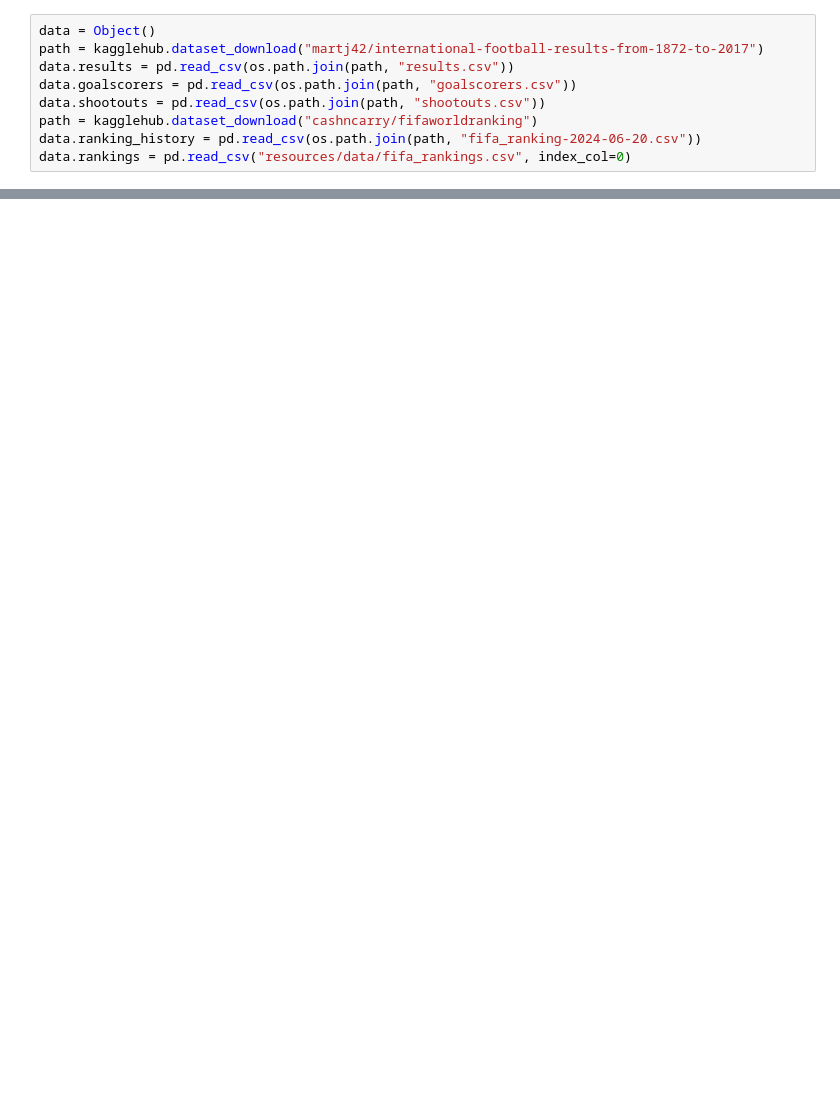
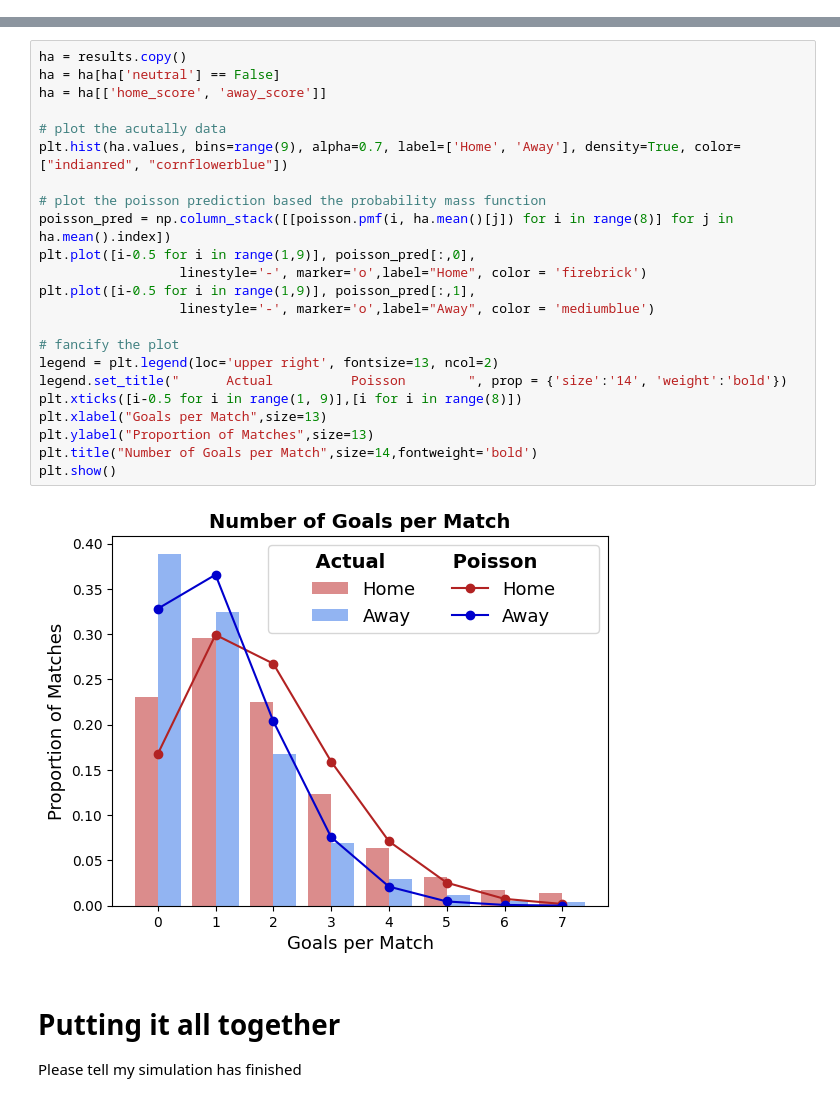
Before and after one commit to diegocomfort/World_Cup_2026, a Jupyter notebook: world-cup-simulation.sync.ipynb, the cells around one changed output, grey strips where cells are left out. Cells and saved outputs as stored; diff of their text form; blank space fills up the shorter version.

```diff
--- a/world-cup-simulation.sync.ipynb
+++ b/world-cup-simulation.sync.ipynb
@@ -715,9 +0,0 @@ s.summary
-# %%
-data = Object()
-path = kagglehub.dataset_download("martj42/international-football-results-from-1872-to-2017")
-data.results = pd.read_csv(os.path.join(path, "results.csv"))
-data.goalscorers = pd.read_csv(os.path.join(path, "goalscorers.csv"))
-data.shootouts = pd.read_csv(os.path.join(path, "shootouts.csv"))
-path = kagglehub.dataset_download("cashncarry/fifaworldranking")
-data.ranking_history = pd.read_csv(os.path.join(path, "fifa_ranking-2024-06-20.csv"))
-data.rankings = pd.read_csv("resources/data/fifa_rankings.csv", index_col=0)
@@ -1769,0 +1694,28 @@ s.summary
+# %%
+ha = results.copy()
+ha = ha[ha['neutral'] == False]
+ha = ha[['home_score', 'away_score']]
+
+# plot the acutally data
+plt.hist(ha.values, bins=range(9), alpha=0.7, label=['Home', 'Away'], density=True, color=["indianred", "cornflowerblue"])
+
+# plot the poisson prediction based the probability mass function
+poisson_pred = np.column_stack([[poisson.pmf(i, ha.mean()[j]) for i in range(8)] for j in ha.mean().index])
+plt.plot([i-0.5 for i in range(1,9)], poisson_pred[:,0],
+                  linestyle='-', marker='o',label="Home", color = 'firebrick')
+plt.plot([i-0.5 for i in range(1,9)], poisson_pred[:,1],
+                  linestyle='-', marker='o',label="Away", color = 'mediumblue')
+
+# fancify the plot
+legend = plt.legend(loc='upper right', fontsize=13, ncol=2)
+legend.set_title("      Actual          Poisson        ", prop = {'size':'14', 'weight':'bold'})
+plt.xticks([i-0.5 for i in range(1, 9)],[i for i in range(8)])
+plt.xlabel("Goals per Match",size=13)
+plt.ylabel("Proportion of Matches",size=13)
+plt.title("Number of Goals per Match",size=14,fontweight='bold')
+plt.show()
+# %% [output]
+[figure, added]
+# %% [markdown]
+# Putting it all together
+Please tell my simulation has finished
```
Also changed, not shown: parts of 74 cells of this notebook, 8 other files.
